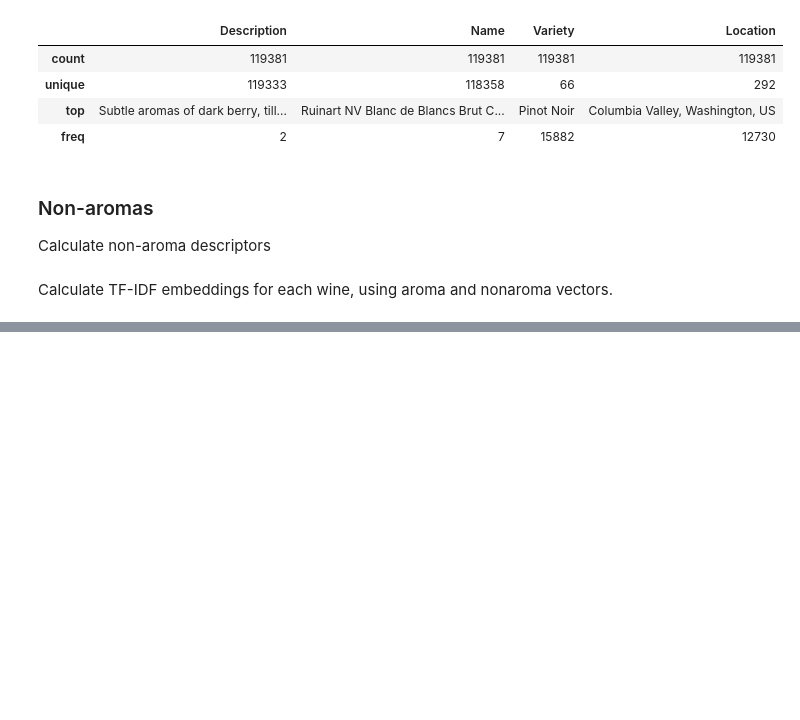
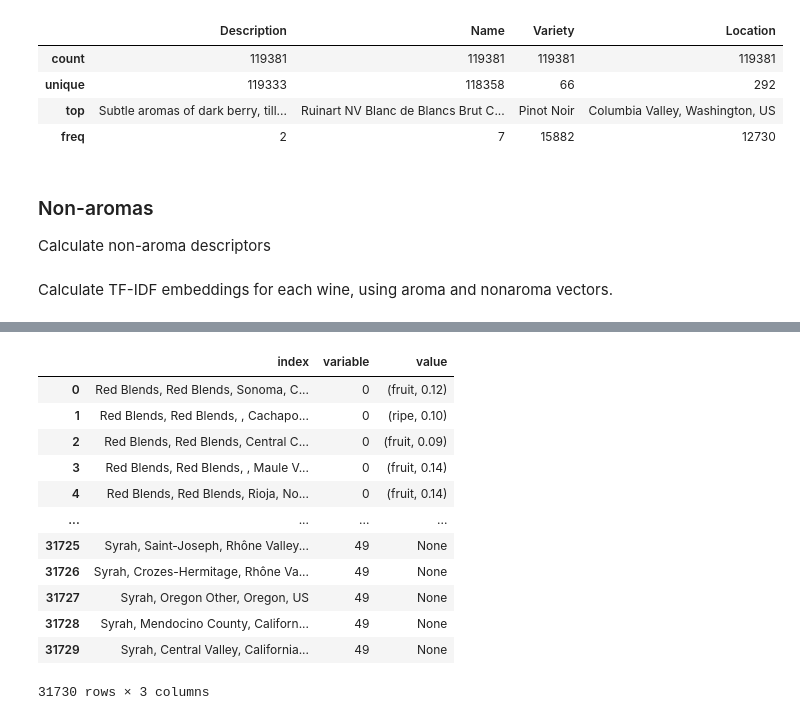
Before and after one commit to zuzg/wine-pairing, a Jupyter notebook: notebooks/wine_eda.ipynb, the cells around one changed output, grey strips where cells are left out. Saved outputs shown, nothing was run; the diff lists cells and outputs as text; code cells hidden in the pictures; blank space fills up the shorter version.

```diff
--- a/notebooks/wine_eda.ipynb
+++ b/notebooks/wine_eda.ipynb
@@ -225,2 +218,2 @@ wine_df_vecs.head()
 # %%
-wine_df_vecs.to_pickle("../data/wine_df_vecs.pkl")
+wine_df_vecs = pd.read_pickle("../data/wine_df_vecs.pkl")
@@ -226,0 +222,7 @@ wine_df_vecs.to_pickle("../data/wine_df_vecs.pkl")
+# %%
+normalized_geos = []
+l = list(zip(wine_df_vecs["Variety"], wine_df_vecs["Location"]))
+for tup in l:
+    if str(tup[0]) != "nan" and tup not in normalized_geos:
+        normalized_geos.append(tup)
+normalized_geos
@@ -226,0 +237,6 @@ wine_df_vecs.to_pickle("../data/wine_df_vecs.pkl")
+# %%
+avg_taste_vecs = dict()
+for t in CORE_DESCRIPTORS:
+    review_arrays = wine_df_vecs[t].dropna()
+    average_taste_vec = np.average(review_arrays)
+    avg_taste_vecs[t] = average_taste_vec
@@ -226,0 +322,16 @@ wine_df_vecs.to_pickle("../data/wine_df_vecs.pkl")
+# %%
+aroma_descriptors.head(-20)
+# %% [output]
+|  | index | variable | value |
+| 0 | Red Blends, Red Blends, Sonoma, C... | 0 | (fruit, 0.12) |
+| 1 | Red Blends, Red Blends, , Cachapo... | 0 | (ripe, 0.10) |
+| 2 | Red Blends, Red Blends, Central C... | 0 | (fruit, 0.09) |
+| 3 | Red Blends, Red Blends, , Maule V... | 0 | (fruit, 0.14) |
+| 4 | Red Blends, Red Blends, Rioja, No... | 0 | (fruit, 0.14) |
+| ... | ... | ... | ... |
+| 31725 | Syrah, Saint-Joseph, Rhône Valley... | 49 | None |
+| 31726 | Syrah, Crozes-Hermitage, Rhône Va... | 49 | None |
+| 31727 | Syrah, Oregon Other, Oregon, US | 49 | None |
+| 31728 | Syrah, Mendocino County, Californ... | 49 | None |
+| 31729 | Syrah, Central Valley, California... | 49 | None |
+31730 rows × 3 columns
```
Also changed, not shown: parts of 6 cells of this notebook.
